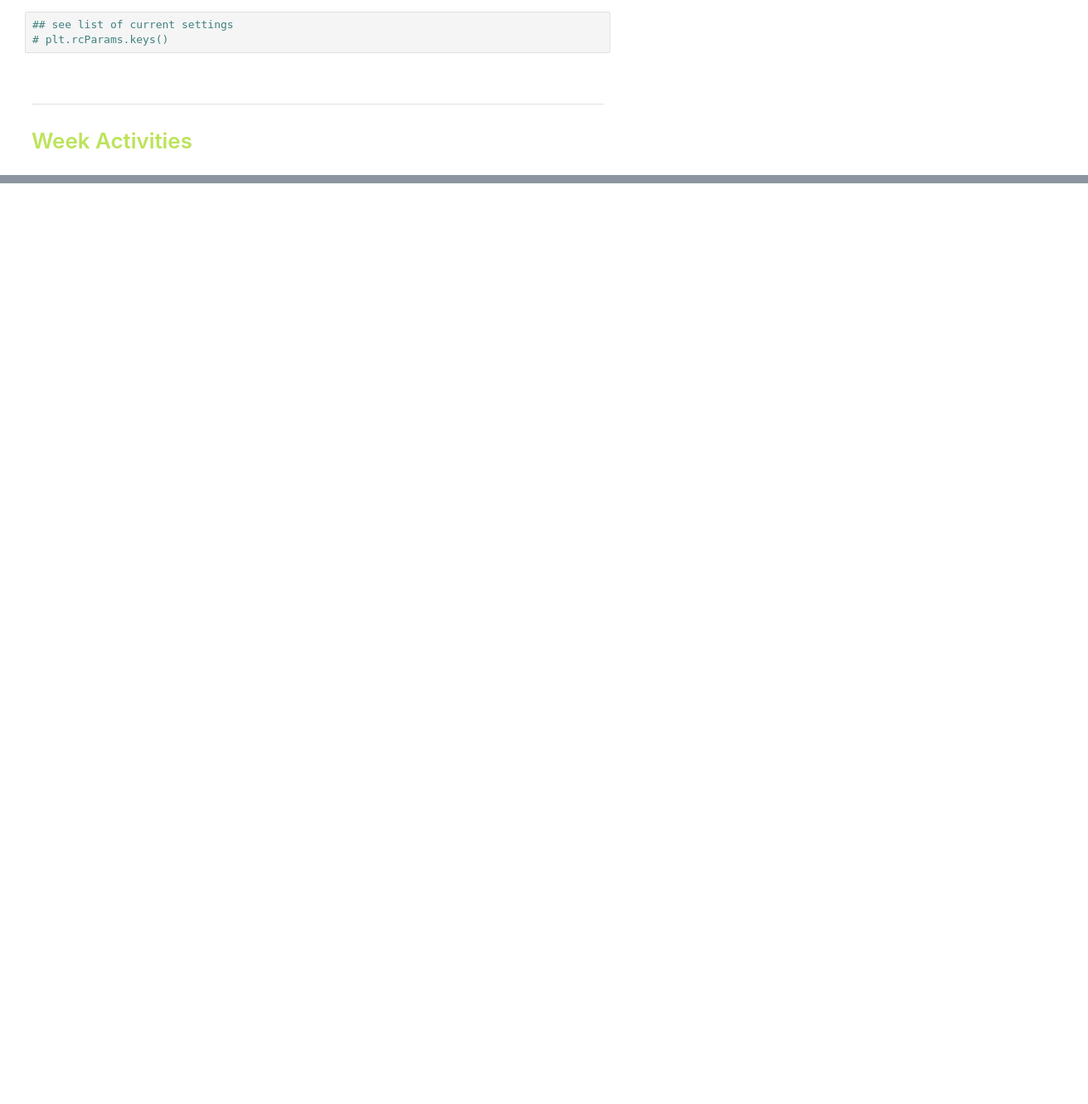
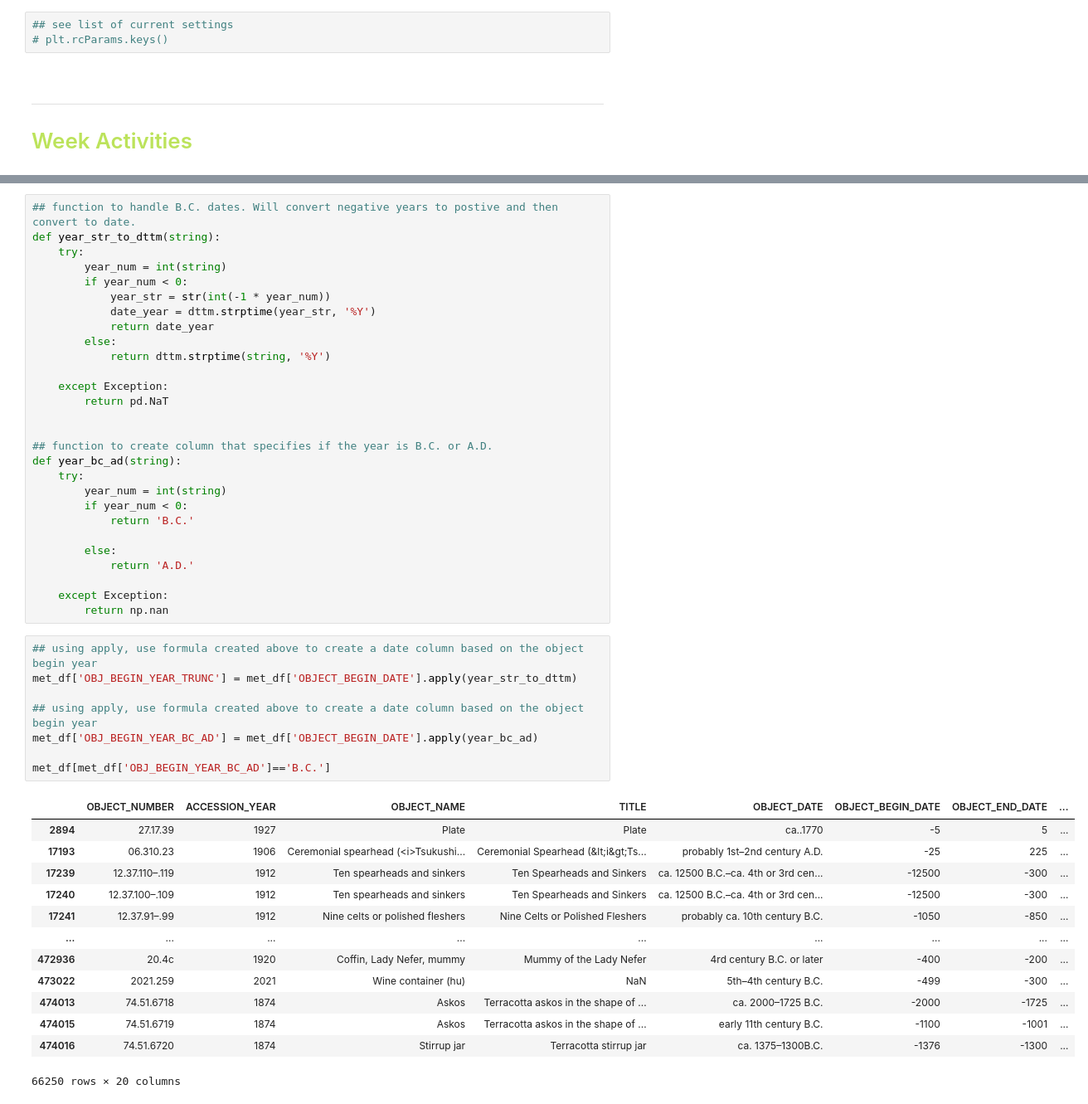
Before and after one commit to Hakuna-Patata/BU_MSDS_PTW, a Jupyter notebook: DSC 540 - Data Preparation/Week 7 & 8.ipynb, the cells around one changed output, grey strips where cells are left out. Shown at 83% size. Cells and saved outputs as stored; diff of their text form; blank space fills up the shorter version.

```diff
--- a/DSC 540 - Data Preparation/Week 7 & 8.ipynb
+++ b/DSC 540 - Data Preparation/Week 7 & 8.ipynb
@@ -229,0 +326,50 @@ for row in select:
+# %%
+## function to handle B.C. dates. Will convert negative years to postive and then convert to date.
+def year_str_to_dttm(string):
+    try:
+        year_num = int(string)
+        if year_num < 0:
+            year_str = str(int(-1 * year_num))
+            date_year = dttm.strptime(year_str, '%Y')
+            return date_year
+        else:
+            return dttm.strptime(string, '%Y')
+
+    except Exception:
+        return pd.NaT
+
+
+## function to create column that specifies if the year is B.C. or A.D.
+def year_bc_ad(string):
+    try:
+        year_num = int(string)
+        if year_num < 0:
+            return 'B.C.'
+
+        else:
+            return 'A.D.'
+
+    except Exception:
+        return np.nan
+# %%
+## using apply, use formula created above to create a date column based on the object begin year
+met_df['OBJ_BEGIN_YEAR_TRUNC'] = met_df['OBJECT_BEGIN_DATE'].apply(year_str_to_dttm)
+
+## using apply, use formula created above to create a date column based on the object begin year
+met_df['OBJ_BEGIN_YEAR_BC_AD'] = met_df['OBJECT_BEGIN_DATE'].apply(year_bc_ad)
+
+met_df[met_df['OBJ_BEGIN_YEAR_BC_AD']=='B.C.']
+# %% [output]
+|  | OBJECT_NUMBER | ACCESSION_YEAR | OBJECT_NAME | TITLE | OBJECT_DATE | OBJECT_BEGIN_DATE | OBJECT_END_DATE | ... |
+| 2894 | 27.17.39 | 1927 | Plate | Plate | ca..1770 | -5 | 5 | ... |
+| 17193 | 06.310.23 | 1906 | Ceremonial spearhead (<i>Tsukushi... | Ceremonial Spearhead (&lt;i&gt;Ts... | probably 1st–2nd century A.D. | -25 | 225 | ... |
+| 17239 | 12.37.110–.119 | 1912 | Ten spearheads and sinkers | Ten Spearheads and Sinkers | ca. 12500 B.C.–ca. 4th or 3rd cen... | -12500 | -300 | ... |
+| 17240 | 12.37.100–.109 | 1912 | Ten spearheads and sinkers | Ten Spearheads and Sinkers | ca. 12500 B.C.–ca. 4th or 3rd cen... | -12500 | -300 | ... |
+| 17241 | 12.37.91–.99 | 1912 | Nine celts or polished fleshers | Nine Celts or Polished Fleshers | probably ca. 10th century B.C. | -1050 | -850 | ... |
+| ... | ... | ... | ... | ... | ... | ... | ... | ... |
+| 472936 | 20.4c | 1920 | Coffin, Lady Nefer, mummy | Mummy of the Lady Nefer | 4rd century B.C. or later | -400 | -200 | ... |
+| 473022 | 2021.259 | 2021 | Wine container (hu) | NaN | 5th–4th century B.C. | -499 | -300 | ... |
+| 474013 | 74.51.6718 | 1874 | Askos | Terracotta askos in the shape of ... | ca. 2000–1725 B.C. | -2000 | -1725 | ... |
+| 474015 | 74.51.6719 | 1874 | Askos | Terracotta askos in the shape of ... | early 11th century B.C. | -1100 | -1001 | ... |
+| 474016 | 74.51.6720 | 1874 | Stirrup jar | Terracotta stirrup jar | ca. 1375–1300B.C. | -1376 | -1300 | ... |
+66250 rows × 20 columns
```
Also changed, not shown: parts of 24 cells of this notebook, 1 other file.
